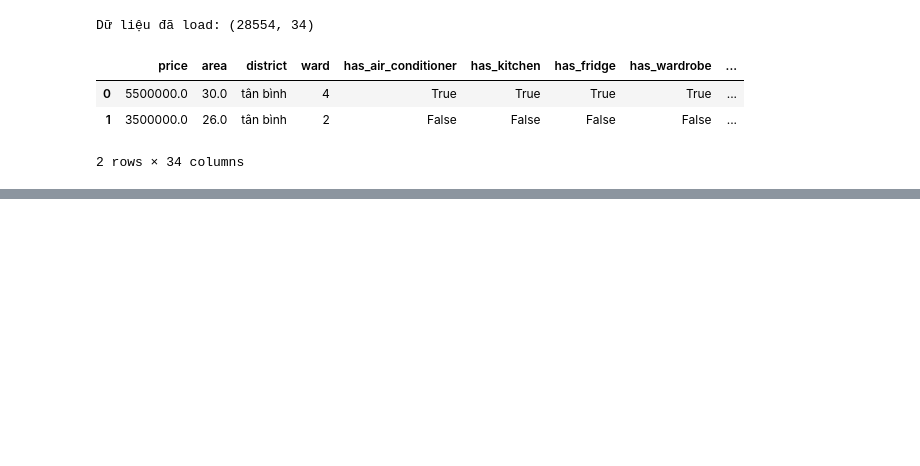
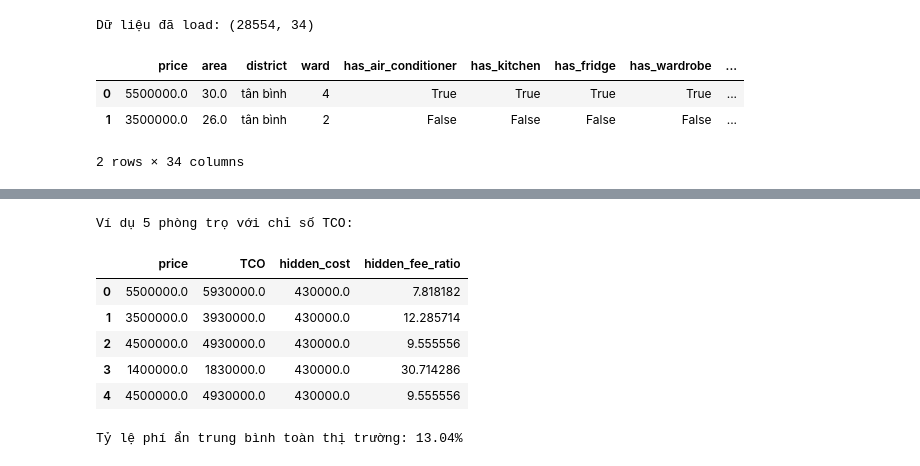
Before and after one commit to pntnhanc9/IntroToDataScience, a Jupyter notebook: notebooks/eda/question04.ipynb, the cells around one changed output, grey strips where cells are left out. Cells and saved outputs as stored; diff of their text form; code cells hidden in the pictures; blank space fills up the shorter version.

```diff
--- a/notebooks/eda/question04.ipynb
+++ b/notebooks/eda/question04.ipynb
@@ -121,0 +54,54 @@ print(f"💡 Insight: Trung bình mỗi tháng, sinh viên phải trả thêm kh
+# %%
+import pandas as pd
+import numpy as np
+import matplotlib.pyplot as plt
+import seaborn as sns
+
+# Giả sử df là dataframe chính của bạn
+# Hãy đảm bảo bạn đã xử lý dữ liệu (fillna, ép kiểu số) cho các cột phí dịch vụ trước đó
+
+# 1. Thiết lập các giả định tiêu dùng (Benchmark)
+CONST_ELEC_KWH = 100  # 100 số điện/tháng
+CONST_WATER_M3 = 4    # 4 khối nước/tháng
+
+# 2. Hàm tính TCO
+def calculate_tco(row):
+    # Lấy đơn giá (nếu null thì lấy giá trung bình thị trường hoặc 0)
+    p_elec = row.get('electricity_price', 3500) # Mặc định 3.5k nếu thiếu
+    p_water = row.get('water_price', 20000)     # Mặc định 20k/khối nếu thiếu
+
+    # Tính các chi phí thành phần
+    cost_elec = p_elec * CONST_ELEC_KWH
+    cost_water = p_water * CONST_WATER_M3
+
+    # Tổng hợp các phí dịch vụ khác (nếu có cột service_fee, trash_fee, v.v.)
+    # Ở đây giả sử cột 'other_fees' là tổng các phí lặt vặt
+    cost_service = row.get('service_fee', 0) + row.get('trash_fee', 0) + row.get('parking_fee', 0)
+
+    # TCO = Giá phòng + Điện + Nước + Dịch vụ
+    tco = row['price'] + cost_elec + cost_water + cost_service
+    return tco
+
+# 3. Áp dụng vào DataFrame
+# Tạo bản sao để không ảnh hưởng dữ liệu gốc
+df_tco = df.copy()
+
+# Tính TCO và Tỷ lệ phí ẩn
+df_tco['TCO'] = df_tco.apply(calculate_tco, axis=1)
+df_tco['hidden_cost'] = df_tco['TCO'] - df_tco['price']
+df_tco['hidden_fee_ratio'] = (df_tco['hidden_cost'] / df_tco['price']) * 100
+
+# Xem trước kết quả
+print("Ví dụ 5 phòng trọ với chỉ số TCO:")
+display(df_tco[['price', 'TCO', 'hidden_cost', 'hidden_fee_ratio']].head())
+
+print(f"\nTỷ lệ phí ẩn trung bình toàn thị trường: {df_tco['hidden_fee_ratio'].mean():.2f}%")
+# %% [output]
+Ví dụ 5 phòng trọ với chỉ số TCO:
+|  | price | TCO | hidden_cost | hidden_fee_ratio |
+| 0 | 5500000.0 | 5930000.0 | 430000.0 | 7.818182 |
+| 1 | 3500000.0 | 3930000.0 | 430000.0 | 12.285714 |
+| 2 | 4500000.0 | 4930000.0 | 430000.0 | 9.555556 |
+| 3 | 1400000.0 | 1830000.0 | 430000.0 | 30.714286 |
+| 4 | 4500000.0 | 4930000.0 | 430000.0 | 9.555556 |
+Tỷ lệ phí ẩn trung bình toàn thị trường: 13.04%
```
Also changed, not shown: parts of 7 cells of this notebook, 1 other file.
